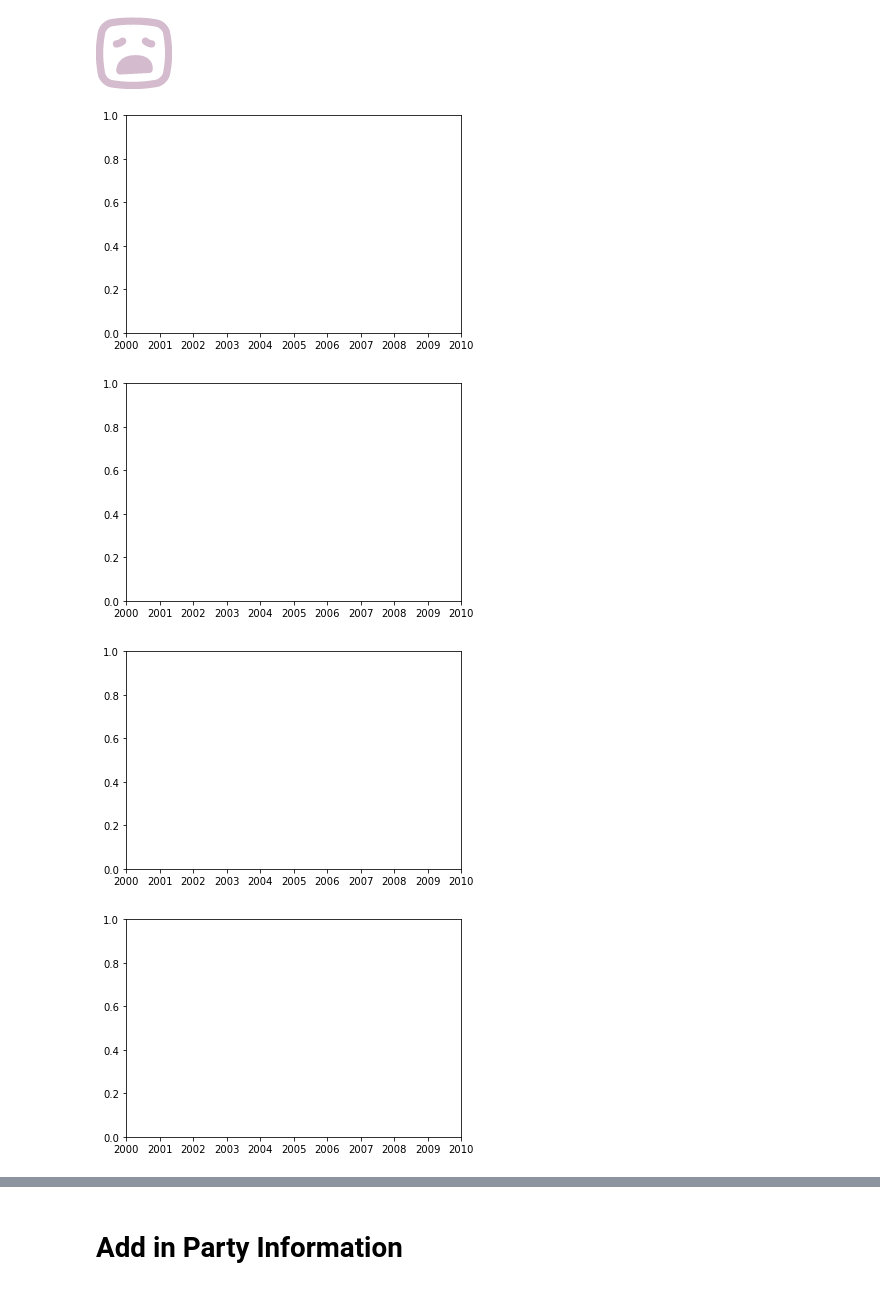
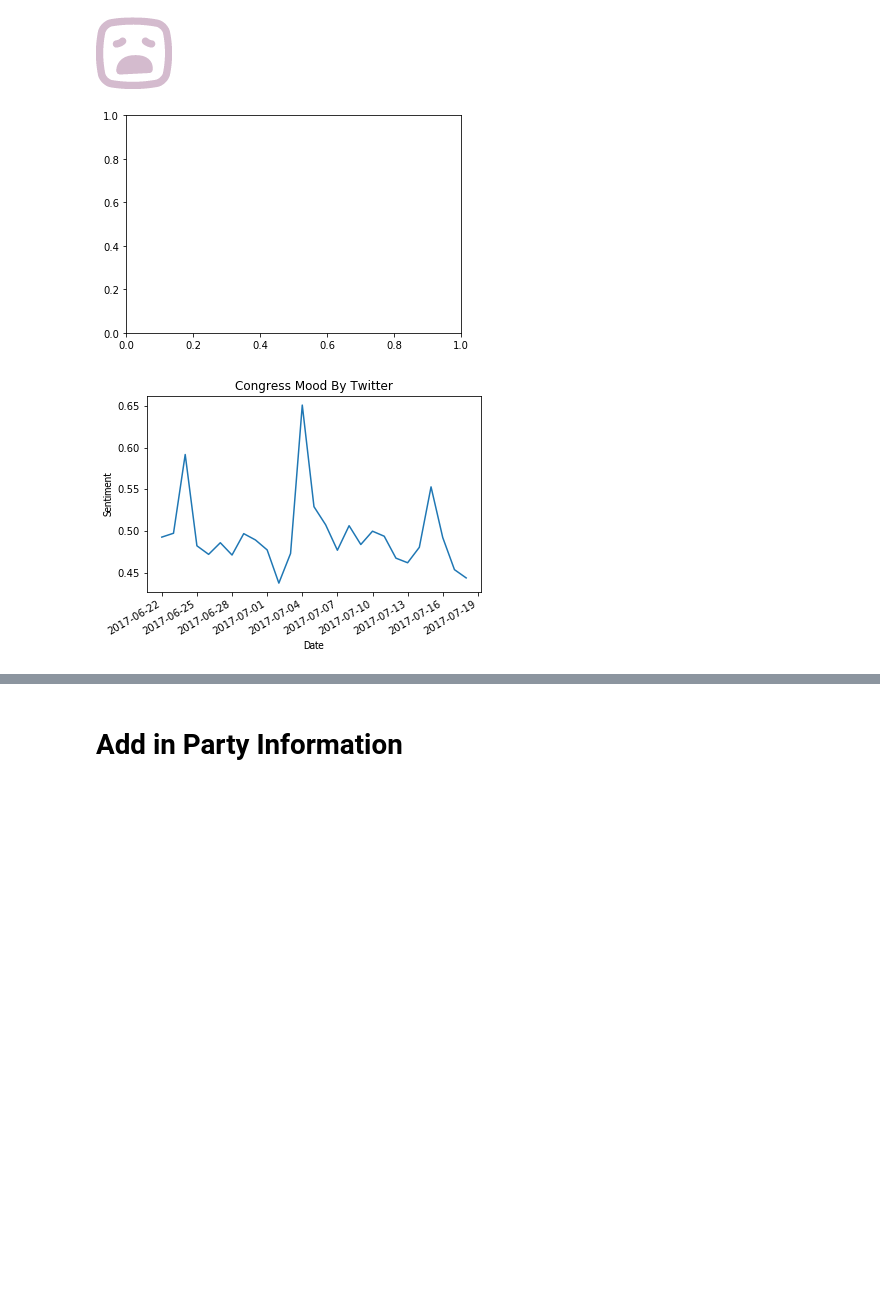
Before and after one commit to whs2k/whs2k.github.io, a Jupyter notebook: congressTweets.ipynb, the cells around one changed output, grey strips where cells are left out. Drawn from its saved outputs; the diff is of its cells as text; code cells hidden in the pictures; blank space fills up the shorter version.

```diff
--- a/congressTweets.ipynb
+++ b/congressTweets.ipynb
@@ -391,34 +391,34 @@ facePic
 #min_year=df['fiscal_year'].min()
 #years=np.linspace(min_year, max_year, (max_year-min_year+1))
 
 import matplotlib.pyplot as plt
 import datetime
 import numpy as np
 import matplotlib.pyplot as plt
 import matplotlib.dates as mdates
 import matplotlib.cbook as cbook
 thfont = {'fontname':'Tahoma'}
 
 #https://matplotlib.org/users/recipes.html
 
 fig, ax = plt.subplots(1)
 ax.plot(dates, scores)
 
 # rotate and align the tick labels so they look better
 fig.autofmt_xdate()
 
 # use a more precise date string for the x axis locations in the
 # toolbar
 import matplotlib.dates as mdates
 ax.fmt_xdata = mdates.DateFormatter('%Y-%m-%d')
 plt.title('Congress Mood By Twitter')
 
 plt.xlabel('Date',**thfont)
 plt.ylabel('Sentiment',**thfont)
 plt.savefig(pwd+'/todaysMood.svg', ppi=1200)
 plt.show()
+plt.clf()
+plt.close()
 # %% [output]
-[figure, old version]
+[figure, new version]
-[figure, old version]
+[figure, new version]
-[figure, removed]
-[figure, removed]
```
Also changed, not shown: parts of 6 cells of this notebook, 1 other file.
